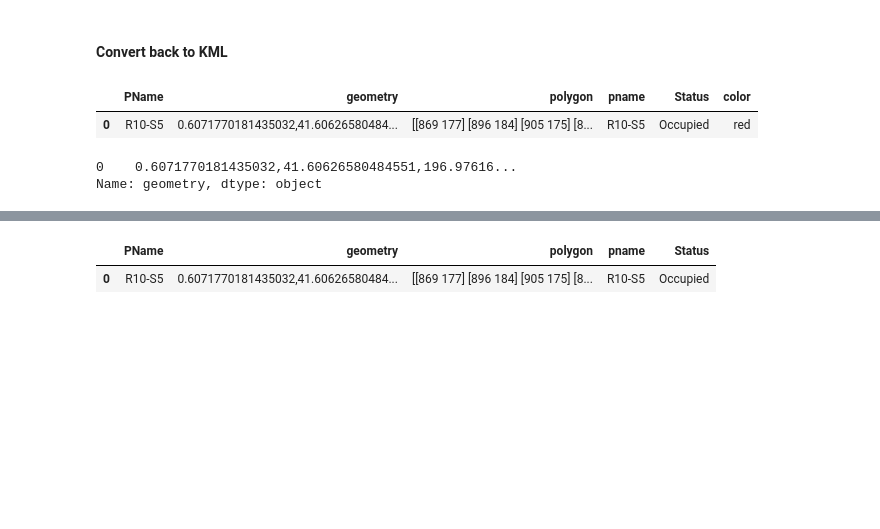
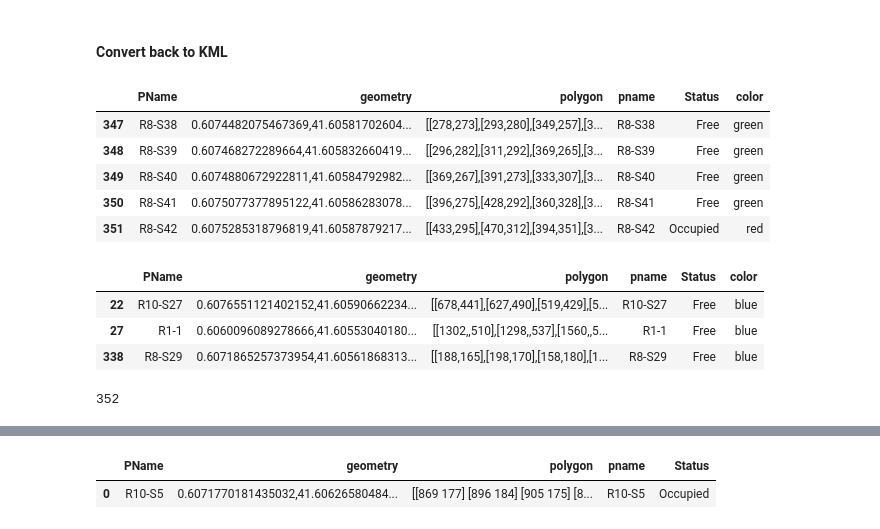
Before and after one commit to LiquidGalaxyLAB/FPVT, a Jupyter notebook: AI Model/YOLO_v4.ipynb, the cells around one changed output, grey strips where cells are left out. Saved outputs shown, nothing was run; the diff lists cells and outputs as text; code cells hidden in the pictures; blank space fills up the shorter version.

```diff
--- a/AI Model/YOLO_v4.ipynb
+++ b/AI Model/YOLO_v4.ipynb
@@ -1151,15 +1149,27 @@ final_df.to_csv('Consolidated_data.csv', index=False)
 # %%
 test = pd.read_csv('Consolidated_data.csv')
 # %%
-test = test[0:1]
+# test = test[0:34]
 test = test.replace('\n','', regex=True)
 test = test.replace('\t','', regex=True)
-test
+test = test.replace(' ',',', regex=True)
+test.drop([352], inplace=True)
+test.tail()
 # %% [output]
 |  | PName | geometry | polygon | pname | Status | color |
-| 0 | R10-S5 | 0.6071770181435032,41.60626580484... | [[869 177] [896 184] [905 175] [8... | R10-S5 | Occupied | red |
+| 347 | R8-S38 | 0.6074482075467369,41.60581702604... | [[278,273],[293,280],[349,257],[3... | R8-S38 | Free | green |
+| 348 | R8-S39 | 0.607468272289664,41.605832660419... | [[296,282],[311,292],[369,265],[3... | R8-S39 | Free | green |
+| 349 | R8-S40 | 0.6074880672922811,41.60584792982... | [[369,267],[391,273],[333,307],[3... | R8-S40 | Free | green |
+| 350 | R8-S41 | 0.6075077377895122,41.60586283078... | [[396,275],[428,292],[360,328],[3... | R8-S41 | Free | green |
+| 351 | R8-S42 | 0.6075285318796819,41.60587879217... | [[433,295],[470,312],[394,351],[3... | R8-S42 | Occupied | red |
-# %%
-print(test.geometry)
-# %% [output]
-0    0.6071770181435032,41.60626580484551,196.97616...
-Name: geometry, dtype: object
+# %%
+test[test.color.isin(['red','green','yellow']) == False]
+# %% [output]
+|  | PName | geometry | polygon | pname | Status | color |
+| 22 | R10-S27 | 0.6076551121402152,41.60590662234... | [[678,441],[627,490],[519,429],[5... | R10-S27 | Free | blue |
+| 27 | R1-1 | 0.6060096089278666,41.60553040180... | [[1302,,510],[1298,,537],[1560,,5... | R1-1 | Free | blue |
+| 338 | R8-S29 | 0.6071865257373954,41.60561868313... | [[188,165],[198,170],[158,180],[1... | R8-S29 | Free | blue |
+# %%
+len(test)
+# %% [output]
+352
```
Also changed, not shown: parts of 21 cells of this notebook.
